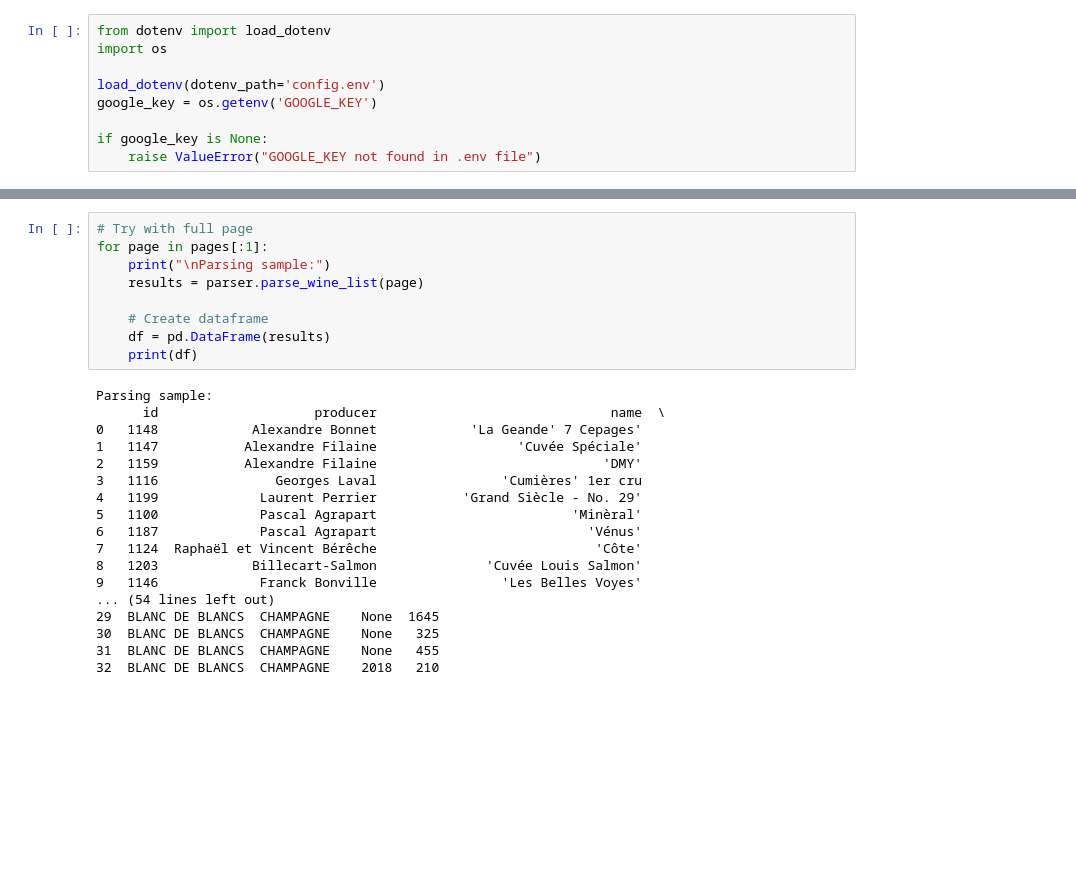
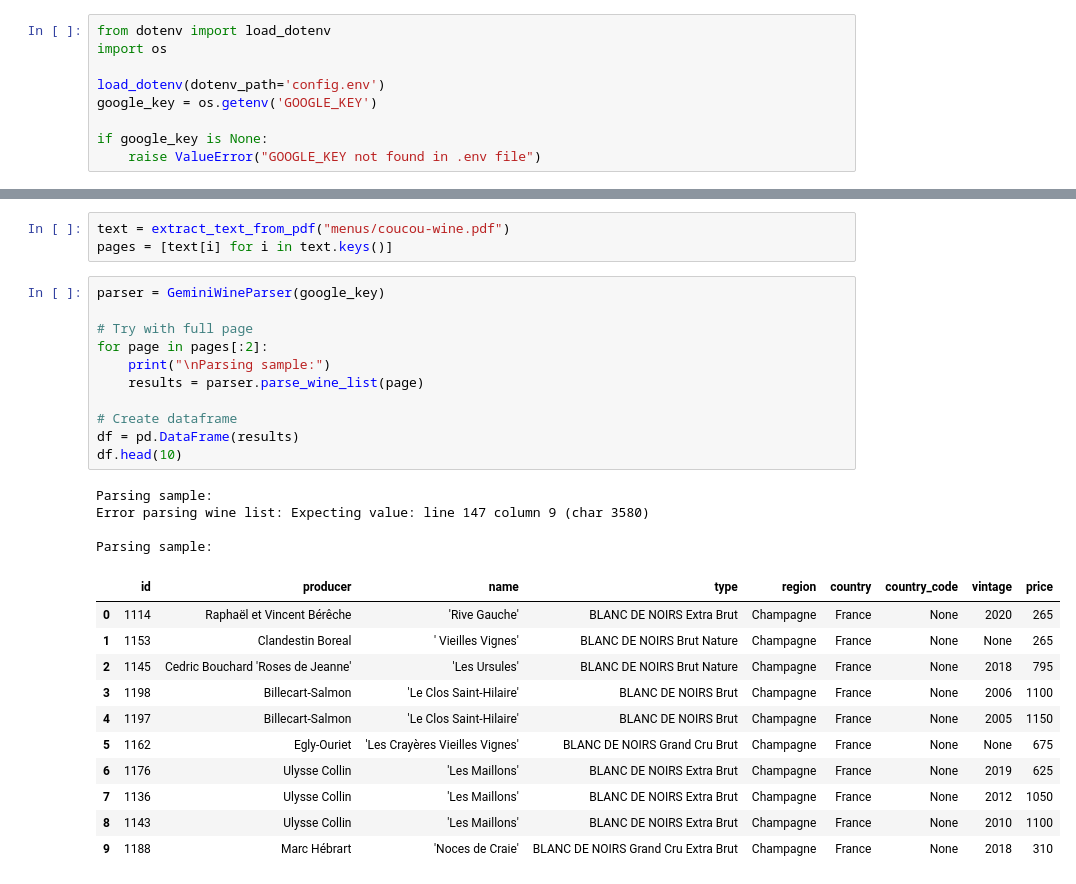
Before and after one commit to austinbarish/vivino-scanner, a Jupyter notebook: tester.ipynb, the cells around one changed output, grey strips where cells are left out. Cells and saved outputs as stored; diff of their text form; blank space fills up the shorter version.

```diff
--- a/tester.ipynb
+++ b/tester.ipynb
@@ -520,30 +373,33 @@ print(json.dumps(results, indent=2))
     "price": "350"
   }
 ]
+# %%
+text = extract_text_from_pdf("menus/coucou-wine.pdf")
+pages = [text[i] for i in text.keys()]
 # %%
+parser = GeminiWineParser(google_key)
+
 # Try with full page
-for page in pages[:1]:
+for page in pages[:2]:
     print("\nParsing sample:")
     results = parser.parse_wine_list(page)
 
-    # Create dataframe
-    df = pd.DataFrame(results)
-    print(df)
+# Create dataframe
+df = pd.DataFrame(results)
+df.head(10)
 # %% [output]
 Parsing sample:
-      id                    producer                              name  \
-0   1148            Alexandre Bonnet            'La Geande' 7 Cepages'
-1   1147           Alexandre Filaine                  'Cuvée Spéciale'
-2   1159           Alexandre Filaine                             'DMY'
-3   1116               Georges Laval                'Cumières' 1er cru
-4   1199             Laurent Perrier           'Grand Siècle - No. 29'
-5   1100             Pascal Agrapart                         'Minèral'
-6   1187             Pascal Agrapart                           'Vénus'
-7   1124  Raphaël et Vincent Bérêche                            'Côte'
-8   1203            Billecart-Salmon              'Cuvée Louis Salmon'
-9   1146             Franck Bonville                'Les Belles Voyes'
-... (54 lines left out)
-29  BLANC DE BLANCS  CHAMPAGNE    None  1645
-30  BLANC DE BLANCS  CHAMPAGNE    None   325
-31  BLANC DE BLANCS  CHAMPAGNE    None   455
-32  BLANC DE BLANCS  CHAMPAGNE    2018   210
+Error parsing wine list: Expecting value: line 147 column 9 (char 3580)
+
+Parsing sample:
+|  | id | producer | name | type | region | country | country_code | vintage | price |
+| 0 | 1114 | Raphaël et Vincent Bérêche | 'Rive Gauche' | BLANC DE NOIRS Extra Brut | Champagne | France | None | 2020 | 265 |
+| 1 | 1153 | Clandestin Boreal | ' Vieilles Vignes' | BLANC DE NOIRS Brut Nature | Champagne | France | None | None | 265 |
+| 2 | 1145 | Cedric Bouchard 'Roses de Jeanne' | 'Les Ursules' | BLANC DE NOIRS Brut Nature | Champagne | France | None | 2018 | 795 |
+| 3 | 1198 | Billecart-Salmon | 'Le Clos Saint-Hilaire' | BLANC DE NOIRS Brut | Champagne | France | None | 2006 | 1100 |
+| 4 | 1197 | Billecart-Salmon | 'Le Clos Saint-Hilaire' | BLANC DE NOIRS Brut | Champagne | France | None | 2005 | 1150 |
+| 5 | 1162 | Egly-Ouriet | 'Les Crayères Vieilles Vignes' | BLANC DE NOIRS Grand Cru Brut | Champagne | France | None | None | 675 |
+| 6 | 1176 | Ulysse Collin | 'Les Maillons' | BLANC DE NOIRS Extra Brut | Champagne | France | None | 2019 | 625 |
+| 7 | 1136 | Ulysse Collin | 'Les Maillons' | BLANC DE NOIRS Extra Brut | Champagne | France | None | 2012 | 1050 |
+| 8 | 1143 | Ulysse Collin | 'Les Maillons' | BLANC DE NOIRS Extra Brut | Champagne | France | None | 2010 | 1100 |
+| 9 | 1188 | Marc Hébrart | 'Noces de Craie' | BLANC DE NOIRS Grand Cru Extra Brut | Champagne | France | None | 2018 | 310 |
```
Also changed, not shown: parts of 18 cells of this notebook, 1 other file.
